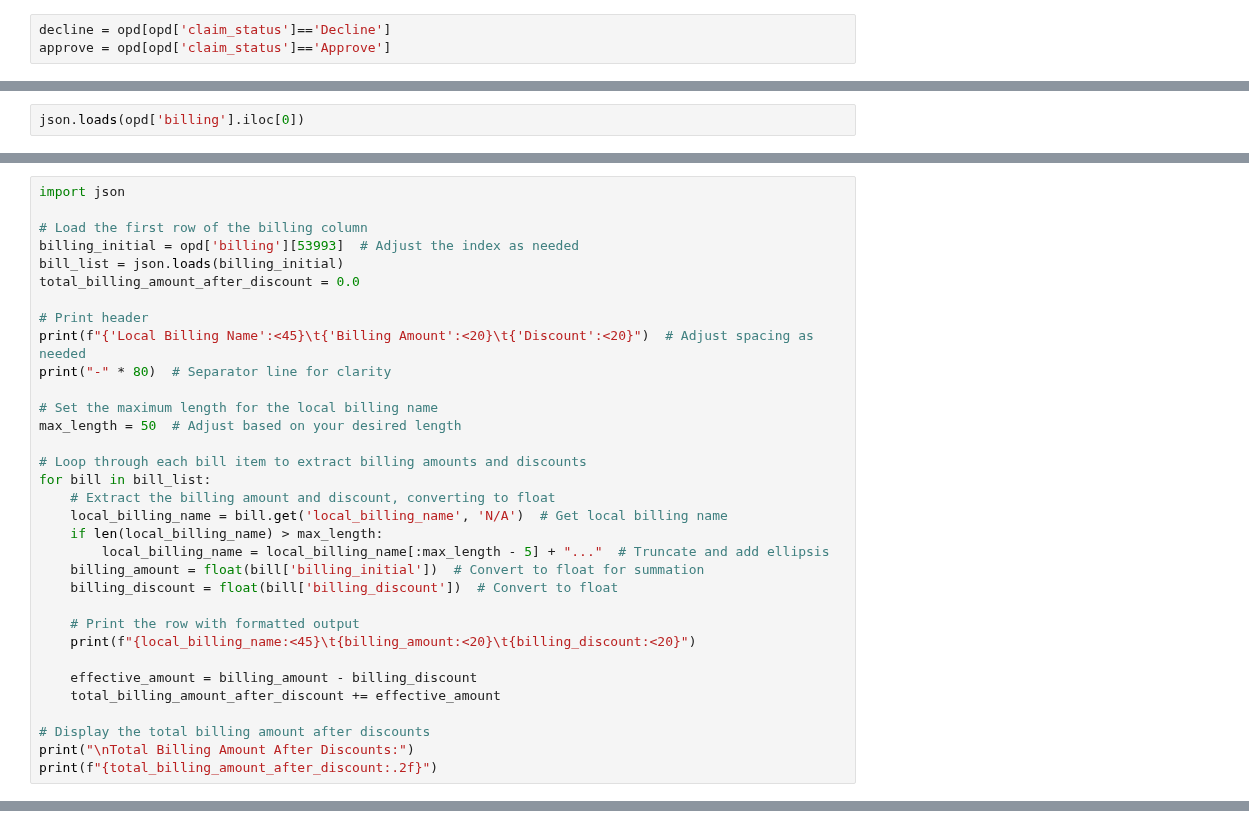
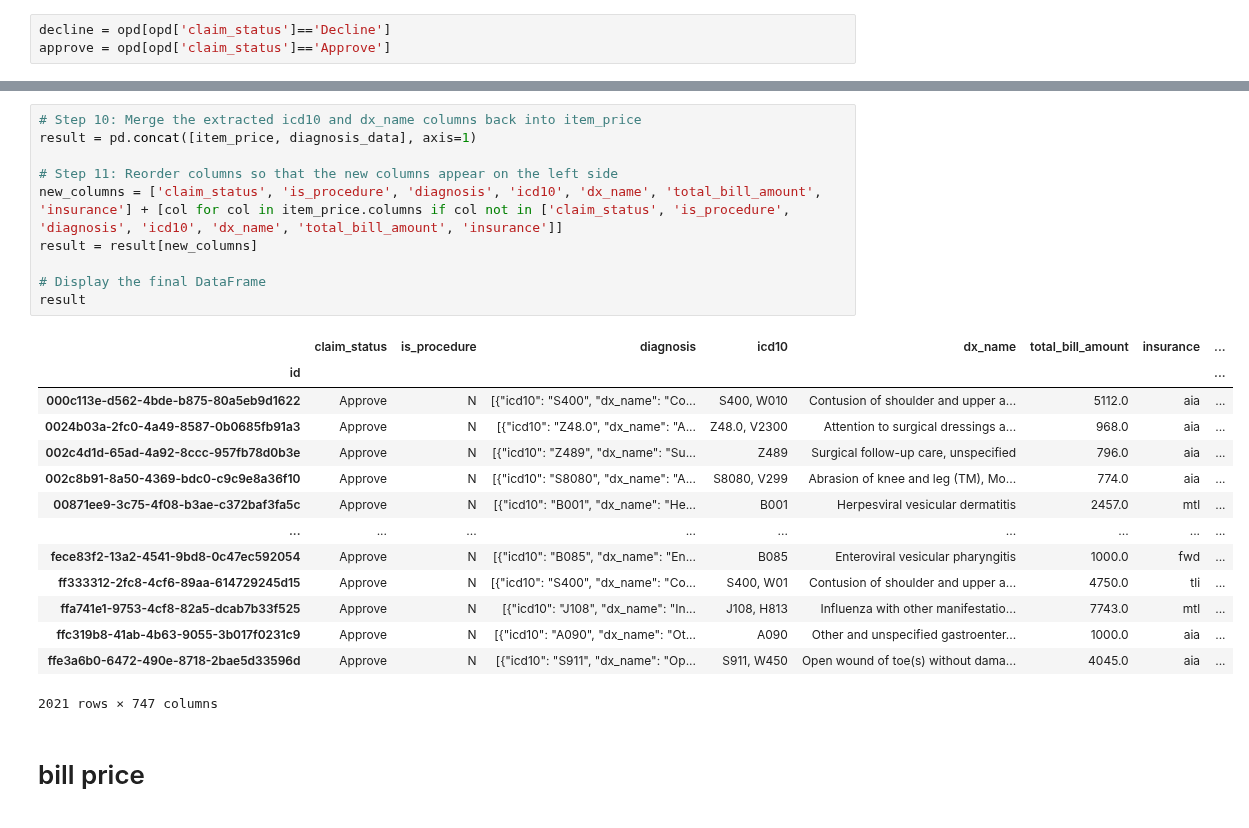
Before and after one commit to nxxk23/AI-Engineer, a Jupyter notebook: fraud.ipynb, the cells around one changed output, grey strips where cells are left out. Drawn from its saved outputs; the diff is of its cells as text.

```diff
--- a/fraud.ipynb
+++ b/fraud.ipynb
@@ -377,2 +243,0 @@ opd['updated_submit_by'].notnull().sum()
-# %%
-json.loads(opd['billing'].iloc[0])
@@ -853,33 +243,0 @@ opd.
-# %%
-import json
-
-# Load the first row of the billing column
-billing_initial = opd['billing'][53993]  # Adjust the index as needed
-bill_list = json.loads(billing_initial)
-total_billing_amount_after_discount = 0.0
-
-# Print header
-print(f"{'Local Billing Name':<45}\t{'Billing Amount':<20}\t{'Discount':<20}")  # Adjust spacing as needed
-print("-" * 80)  # Separator line for clarity
-
-# Set the maximum length for the local billing name
-max_length = 50  # Adjust based on your desired length
-
-# Loop through each bill item to extract billing amounts and discounts
-for bill in bill_list:
-    # Extract the billing amount and discount, converting to float
-    local_billing_name = bill.get('local_billing_name', 'N/A')  # Get local billing name
-    if len(local_billing_name) > max_length:
-        local_billing_name = local_billing_name[:max_length - 5] + "..."  # Truncate and add ellipsis
-    billing_amount = float(bill['billing_initial'])  # Convert to float for summation
-    billing_discount = float(bill['billing_discount'])  # Convert to float
-
-    # Print the row with formatted output
-    print(f"{local_billing_name:<45}\t{billing_amount:<20}\t{billing_discount:<20}")
-
-    effective_amount = billing_amount - billing_discount
-    total_billing_amount_after_discount += effective_amount
-
-# Display the total billing amount after discounts
-print("\nTotal Billing Amount After Discounts:")
-print(f"{total_billing_amount_after_discount:.2f}")
@@ -917,0 +423,27 @@ bill_list
+# %%
+# Step 10: Merge the extracted icd10 and dx_name columns back into item_price
+result = pd.concat([item_price, diagnosis_data], axis=1)
+
+# Step 11: Reorder columns so that the new columns appear on the left side
+new_columns = ['claim_status', 'is_procedure', 'diagnosis', 'icd10', 'dx_name', 'total_bill_amount', 'insurance'] + [col for col in item_price.columns if col not in ['claim_status', 'is_procedure', 'diagnosis', 'icd10', 'dx_name', 'total_bill_amount', 'insurance']]
+result = result[new_columns]
+
+# Display the final DataFrame
+result
+# %% [output]
+|  | claim_status | is_procedure | diagnosis | icd10 | dx_name | total_bill_amount | insurance | ... |
+| id |  |  |  |  |  |  |  | ... |
+| 000c113e-d562-4bde-b875-80a5eb9d1622 | Approve | N | [{"icd10": "S400", "dx_name": "Co... | S400, W010 | Contusion of shoulder and upper a... | 5112.0 | aia | ... |
+| 0024b03a-2fc0-4a49-8587-0b0685fb91a3 | Approve | N | [{"icd10": "Z48.0", "dx_name": "A... | Z48.0, V2300 | Attention to surgical dressings a... | 968.0 | aia | ... |
+| 002c4d1d-65ad-4a92-8ccc-957fb78d0b3e | Approve | N | [{"icd10": "Z489", "dx_name": "Su... | Z489 | Surgical follow-up care, unspecified | 796.0 | aia | ... |
+| 002c8b91-8a50-4369-bdc0-c9c9e8a36f10 | Approve | N | [{"icd10": "S8080", "dx_name": "A... | S8080, V299 | Abrasion of knee and leg (TM), Mo... | 774.0 | aia | ... |
+| 00871ee9-3c75-4f08-b3ae-c372baf3fa5c | Approve | N | [{"icd10": "B001", "dx_name": "He... | B001 | Herpesviral vesicular dermatitis | 2457.0 | mtl | ... |
+| ... | ... | ... | ... | ... | ... | ... | ... | ... |
+| fece83f2-13a2-4541-9bd8-0c47ec592054 | Approve | N | [{"icd10": "B085", "dx_name": "En... | B085 | Enteroviral vesicular pharyngitis | 1000.0 | fwd | ... |
+| ff333312-2fc8-4cf6-89aa-614729245d15 | Approve | N | [{"icd10": "S400", "dx_name": "Co... | S400, W01 | Contusion of shoulder and upper a... | 4750.0 | tli | ... |
+| ffa741e1-9753-4cf8-82a5-dcab7b33f525 | Approve | N | [{"icd10": "J108", "dx_name": "In... | J108, H813 | Influenza with other manifestatio... | 7743.0 | mtl | ... |
+| ffc319b8-41ab-4b63-9055-3b017f0231c9 | Approve | N | [{"icd10": "A090", "dx_name": "Ot... | A090 | Other and unspecified gastroenter... | 1000.0 | aia | ... |
+| ffe3a6b0-6472-490e-8718-2bae5d33596d | Approve | N | [{"icd10": "S911", "dx_name": "Op... | S911, W450 | Open wound of toe(s) without dama... | 4045.0 | aia | ... |
+2021 rows × 747 columns
+# %% [markdown]
+# bill price
```
Also changed, not shown: parts of 89 cells of this notebook.
